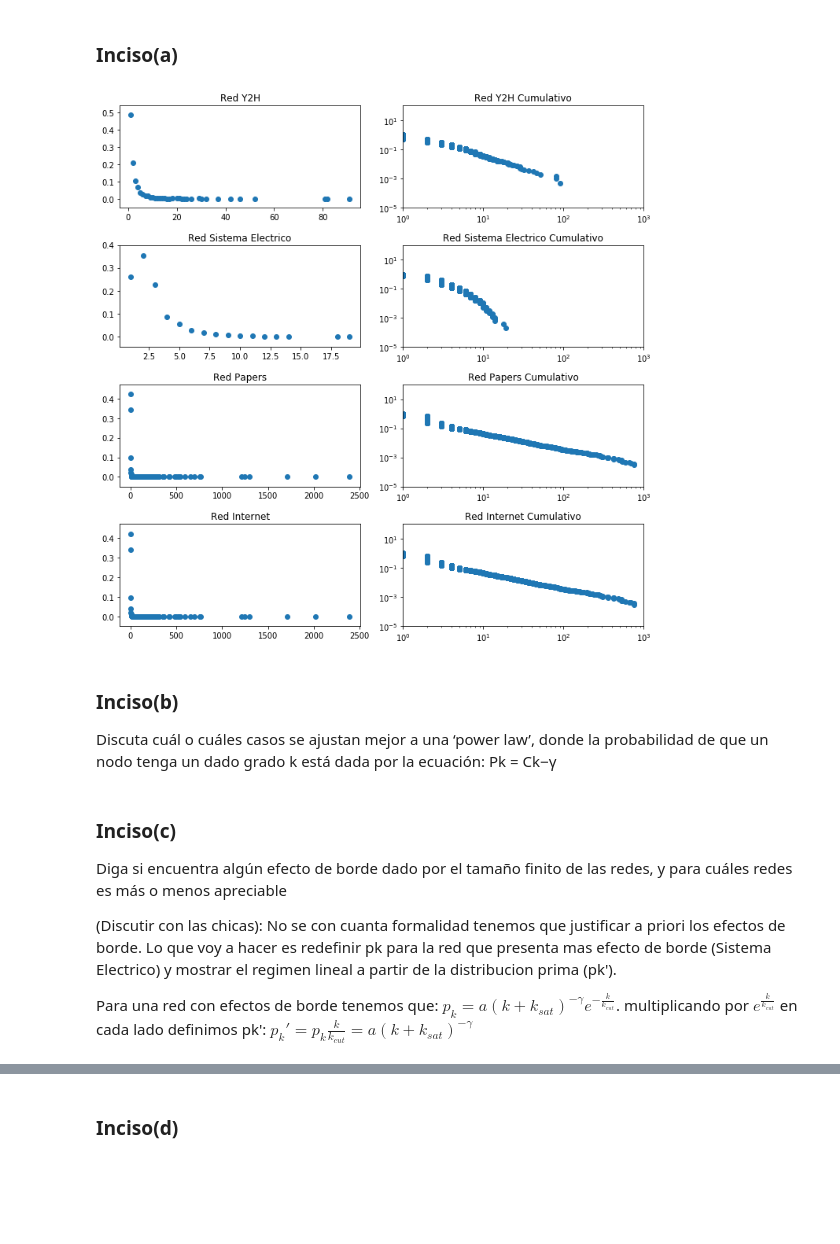
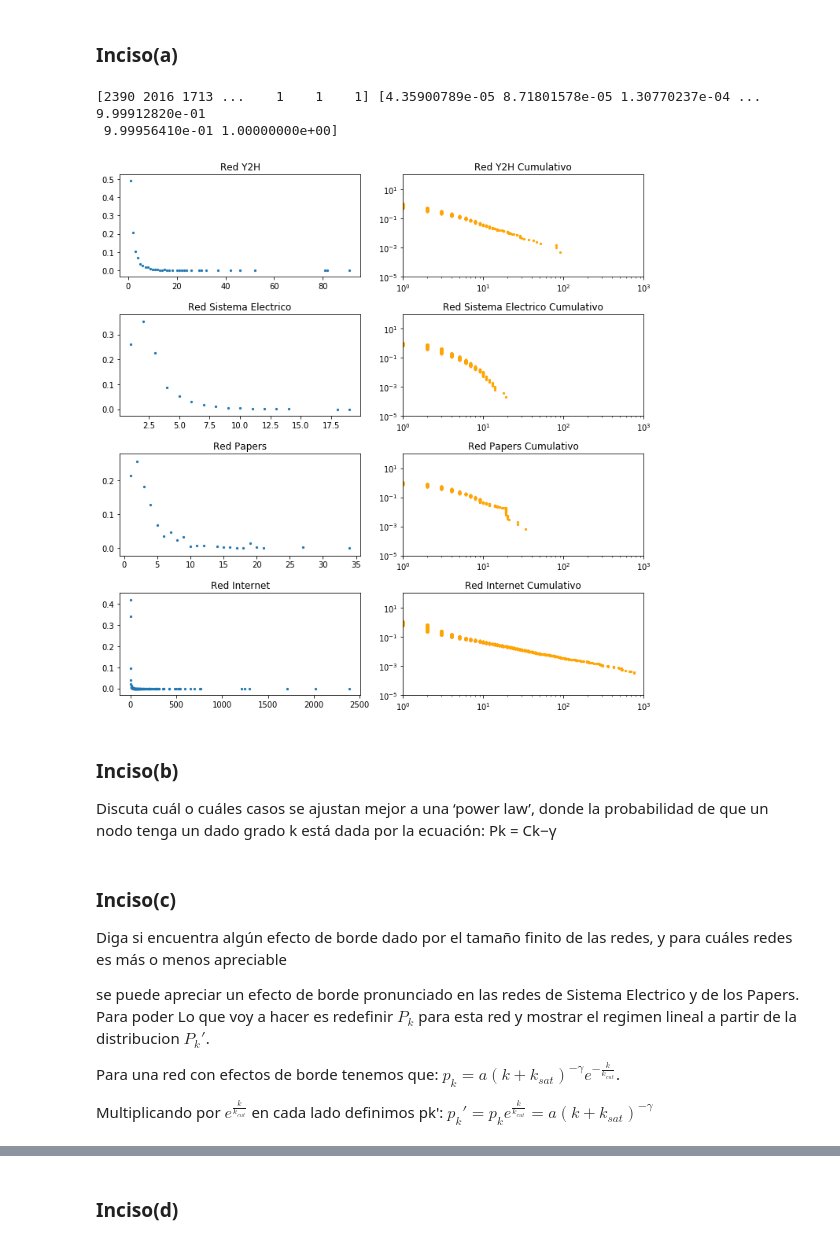
Before and after one commit to LunaKadysz/Redes, a Jupyter notebook: TPC_02/TPC_02_luna.ipynb, the cells around one changed output, grey strips where cells are left out. Drawn from its saved outputs; the diff is of its cells as text; code cells hidden in the pictures; blank space fills up the shorter version.

```diff
--- a/TPC_02/TPC_02_luna.ipynb
+++ b/TPC_02/TPC_02_luna.ipynb
@@ -13,7 +13,11 @@ def abrir_txt(nombre_archivo):
     data=[]
     for linea in archivo:
         linea=linea.strip()
-        columna=linea.split()
+        if 'netscience' in nombre_archivo:
+            columna=linea.split(',' and ';')
+        else:
+            columna=linea.split()
+        columna = [columna[0],columna[1]]
         data.append(columna)
     return data
 # %% [markdown]
@@ -22,8 +26,8 @@ def abrir_txt(nombre_archivo):
 
 redes = {'Y2H': './data/yeast_Y2H.txt',
          'Sistema Electrico': './data/power_enlaces.txt',
-         'Papers': './data/netscience.gml',
-         'Internet': './data/as-22july06.gml'
+         'Papers': './data/netscience_edgelist.txt',
+         'Internet': "./data/as-22july06_edgelist.txt"
          }
 
 
@@ -62,25 +66,30 @@ for i, red in enumerate(redes.keys()):
 # %%
 fig, axes = plt.subplots( nrows=4,ncols=2, figsize=(10, 10))
 
 for i,red  in enumerate(redes.keys()):
     lista_grados = grados_dict[red]
 
     #plot distribucion regular
     x1,y1 = distribucion_grado_normal(lista_grados)
-    axes[i,0].scatter(x1,y1)
+    axes[i,0].scatter(x1,y1,s=5)
     axes[i,0].set_title(f"Red {red}")
 
     #plot distribucion cumulativa
     x2,y2 = cumulative_binning(lista_grados)
-    axes[i,1].scatter(x2,y2)
+    axes[i,1].scatter(x2,y2,color='orange',s=5)
     axes[i,1].set_title(f"Red {red} Cumulativo")
     axes[i,1].set_yscale("log")
     axes[i,1].set_xscale("log")
     axes[i,1].set_xlim(10**0,10**3)
     axes[i,1].set_ylim(10**-5,10**2)
 plt.tight_layout()
+
+
+print(x2,y2)
 # %% [output]
+[2390 2016 1713 ...    1    1    1] [4.35900789e-05 8.71801578e-05 1.30770237e-04 ... 9.99912820e-01
+ 9.99956410e-01 1.00000000e+00]
-[figure, old version]
+[figure, new version]
 # %% [markdown]
 ### Inciso(b)
 Discuta cuál o cuáles casos se ajustan mejor a una ‘power law’, donde la probabilidad de
@@ -90,10 +99,11 @@ que un nodo tenga un dado grado k está dada por la ecuación: Pk = Ck−γ
 Diga si encuentra algún efecto de borde dado por el tamaño finito de las redes, y para cuáles
 redes es más o menos apreciable
 
-(Discutir con las chicas):
-No se con cuanta formalidad tenemos que justificar a priori los efectos de borde. Lo que voy a hacer es redefinir pk para la  red que presenta mas efecto de borde (Sistema Electrico) y mostrar el regimen lineal a partir de la distribucion prima (pk').
+se puede apreciar un efecto de borde pronunciado en las redes de Sistema Electrico y de los Papers. Para poder
+Lo que voy a hacer es redefinir $P_{k}$ para esta red y mostrar el regimen lineal a partir de la distribucion $P_{k}'$.
 
 Para una red con efectos de borde tenemos que:
 $ p_{k} = a(k+k_{sat})^{-\gamma}e^{-\frac{k}{k_{cut}}}$.
-multiplicando por $e^{\frac{k}{k_{cut}}}$ en cada lado definimos pk':
-$p_{k}' = p_{k} \frac{k}{k_{cut}}= a(k+k_{sat})^{-\gamma}$
+
+Multiplicando por $e^{\frac{k}{k_{cut}}}$ en cada lado definimos pk':
+$p_{k}' = p_{k}e^{ \frac{k}{k_{cut}}}= a(k+k_{sat})^{-\gamma}$
```
Also changed, not shown: parts of 10 cells of this notebook.
